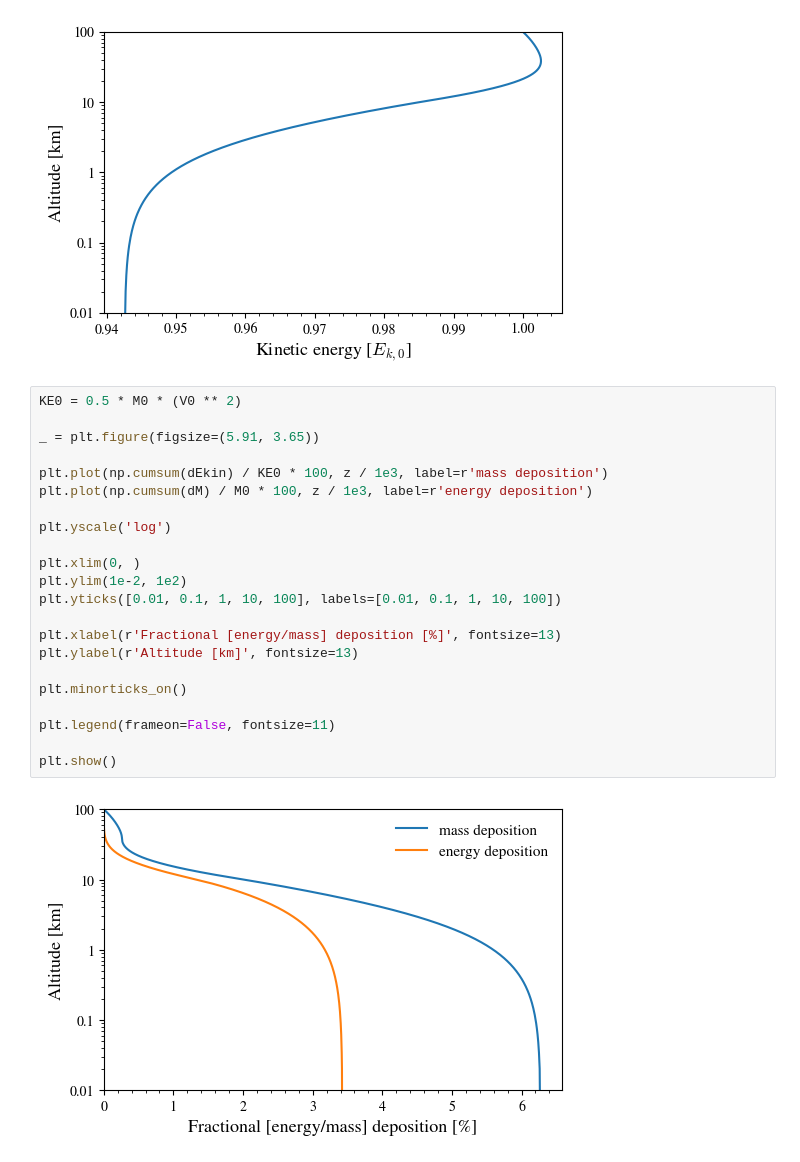
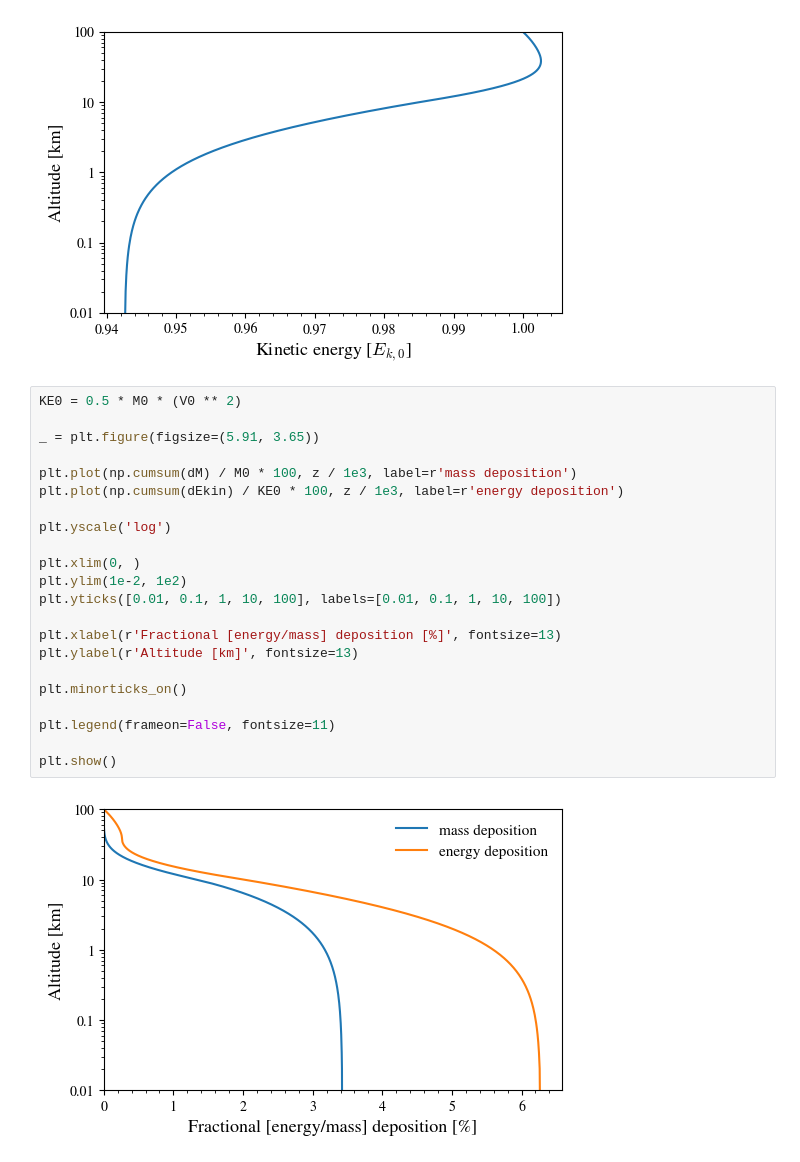
Before and after one commit to richard17a/atmosentry, a Jupyter notebook: examples/simulation_basics.ipynb, the cells around one changed output. Drawn from its saved outputs; the diff is of its cells as text.

```diff
--- a/examples/simulation_basics.ipynb
+++ b/examples/simulation_basics.ipynb
@@ -177,24 +177,24 @@ plt.show()
 # %%
 KE0 = 0.5 * M0 * (V0 ** 2)
 
 _ = plt.figure(figsize=(5.91, 3.65))
 
-plt.plot(np.cumsum(dEkin) / KE0 * 100, z / 1e3, label=r'mass deposition')
-plt.plot(np.cumsum(dM) / M0 * 100, z / 1e3, label=r'energy deposition')
+plt.plot(np.cumsum(dM) / M0 * 100, z / 1e3, label=r'mass deposition')
+plt.plot(np.cumsum(dEkin) / KE0 * 100, z / 1e3, label=r'energy deposition')
 
 plt.yscale('log')
 
 plt.xlim(0, )
 plt.ylim(1e-2, 1e2)
 plt.yticks([0.01, 0.1, 1, 10, 100], labels=[0.01, 0.1, 1, 10, 100])
 
 plt.xlabel(r'Fractional [energy/mass] deposition [%]', fontsize=13)
 plt.ylabel(r'Altitude [km]', fontsize=13)
 
 plt.minorticks_on()
 
 plt.legend(frameon=False, fontsize=11)
 
 plt.show()
 # %% [output]
-[figure, old version]
+[figure, new version]
```
Also changed, not shown: 1 other file.
